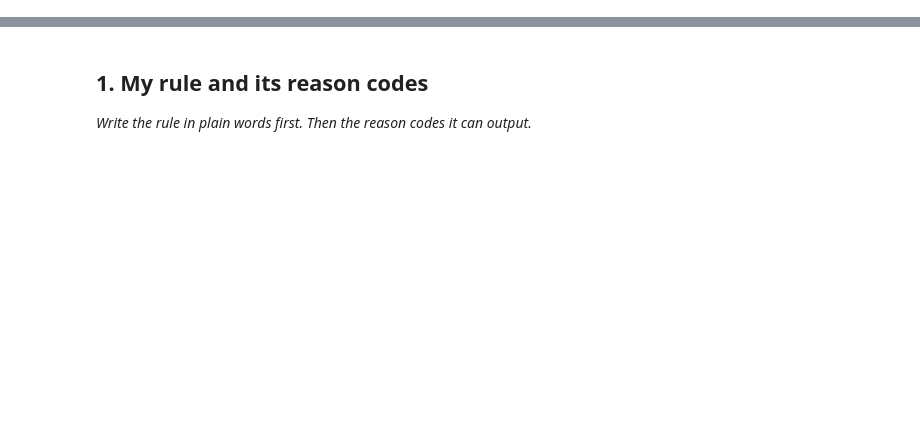
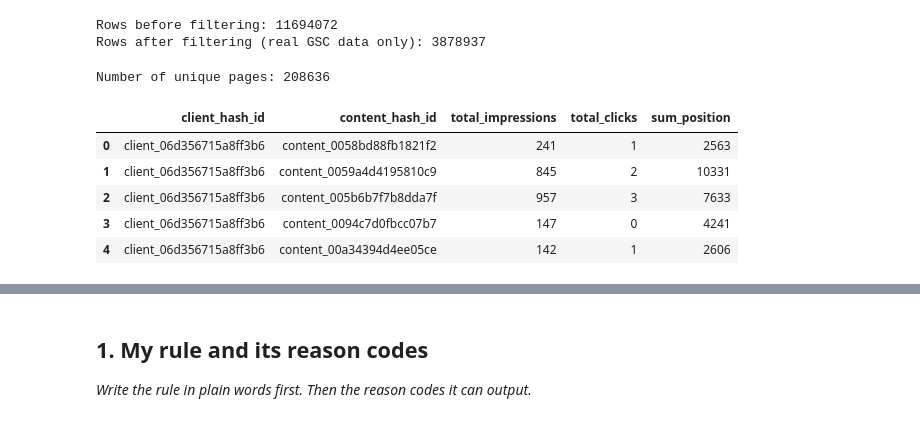
Before and after one commit to muaaz-tahir/flyrank-ml-internship, a Jupyter notebook: work/notebooks/w04_baseline_score.ipynb, the cells around one changed output, grey strips where cells are left out. Drawn from its saved outputs; the diff is of its cells as text; code cells hidden in the pictures; blank space fills up the shorter version.

```diff
--- a/work/notebooks/w04_baseline_score.ipynb
+++ b/work/notebooks/w04_baseline_score.ipynb
@@ -8,0 +39,24 @@ This skeleton is yours to fill. Work the sections **in order** — each one has
+# %%
+df_real = df[df['gsc_data_available'] == True].copy()
+print(f"Rows before filtering: {len(df)}")
+print(f"Rows after filtering (real GSC data only): {len(df_real)}")
+# %% [output]
+Rows before filtering: 11694072
+Rows after filtering (real GSC data only): 3878937
+# %%
+page = df_real.groupby(['client_hash_id', 'content_hash_id']).agg(
+    total_impressions=('gsc_impressions', 'sum'),
+    total_clicks=('gsc_clicks', 'sum'),
+    sum_position=('gsc_sum_position', 'sum')
+).reset_index()
+
+print(f"Number of unique pages: {len(page)}")
+page.head()
+# %% [output]
+Number of unique pages: 208636
+|  | client_hash_id | content_hash_id | total_impressions | total_clicks | sum_position |
+| 0 | client_06d356715a8ff3b6 | content_0058bd88fb1821f2 | 241 | 1 | 2563 |
+| 1 | client_06d356715a8ff3b6 | content_0059a4d4195810c9 | 845 | 2 | 10331 |
+| 2 | client_06d356715a8ff3b6 | content_005b6b7f7b8dda7f | 957 | 3 | 7633 |
+| 3 | client_06d356715a8ff3b6 | content_0094c7d0fbcc07b7 | 147 | 0 | 4241 |
+| 4 | client_06d356715a8ff3b6 | content_00a34394d4ee05ce | 142 | 1 | 2606 |
```
Also changed, not shown: parts of 17 cells of this notebook.
